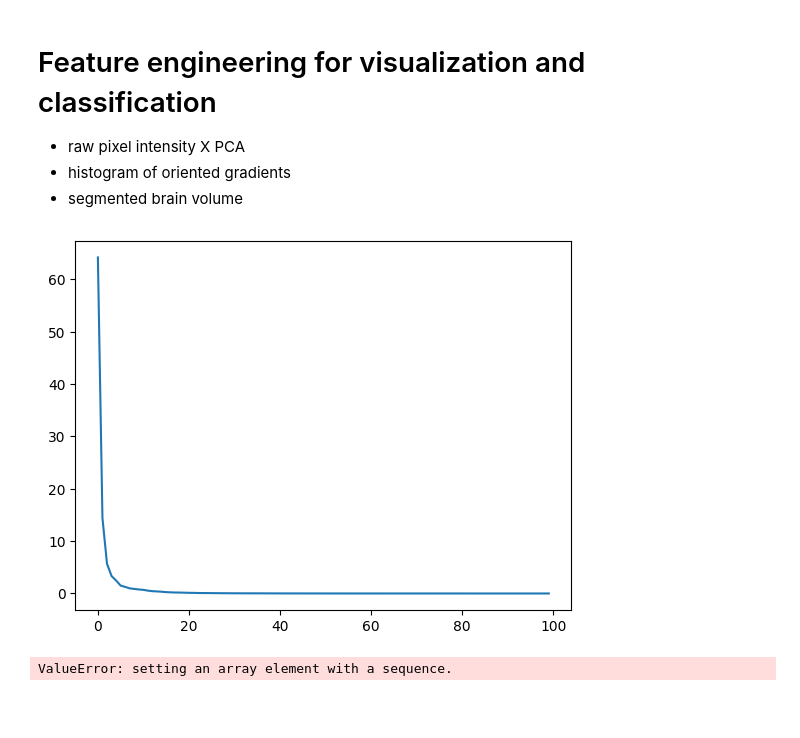
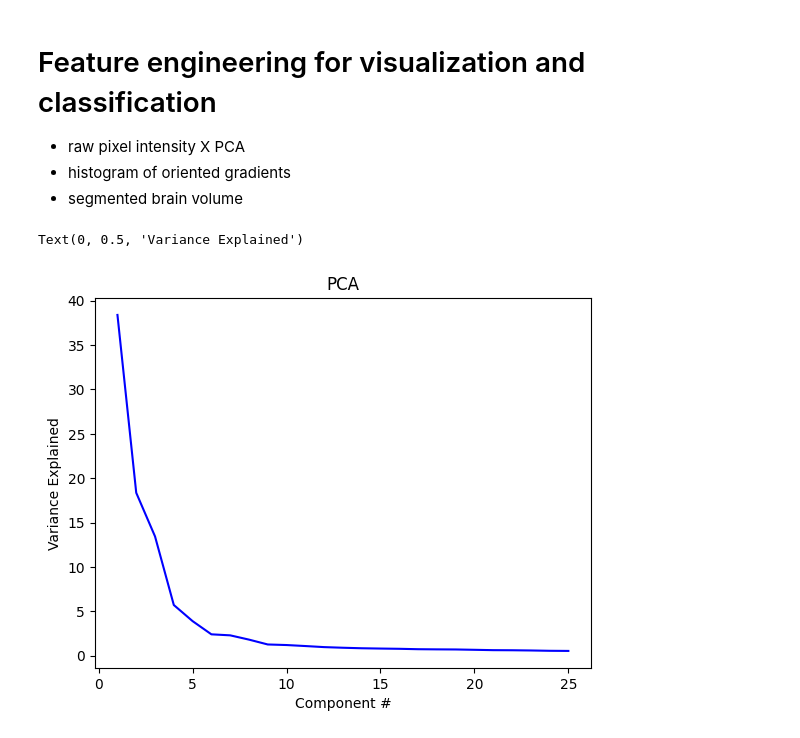
Before and after one commit to BradleyEdelman/Alzheimers-MRI-Classification, a Jupyter notebook: Alzheimers MRI classification.ipynb, the cells around one changed output. Drawn from its saved outputs; the diff is of its cells as text; code cells hidden in the pictures; blank space fills up the shorter version.

```diff
--- a/Alzheimers MRI classification.ipynb
+++ b/Alzheimers MRI classification.ipynb
@@ -147,19 +145,19 @@ for lab in range(4):
 # %%
 # PCA on raw pixel data
 
-train_data = pd.DataFrame(train.iloc[:].img_arr[0])
+train_data = []
+for i in range(len(train)):
+    train_data.append(np.reshape(train.iloc[i].img_arr, (1, -1)))
+train_data = np.vstack(train_data[:])
 
 # decompose with PCA and look at various metrics/info
-pca = PCA(n_components = 100)
+pca = PCA(n_components = 25)
 pca.fit(train_data)
-pca.explained_variance_
 
-f = plt.plot(pca.explained_variance_/sum(pca.explained_variance_)*100)
+plt.plot(np.linspace(1,25,25),pca.explained_variance_[:25]/sum(pca.explained_variance_[:25])*100,'b')
+plt.title('PCA')
+plt.xlabel('Component #')
+plt.ylabel('Variance Explained')
 # %% [output]
+Text(0, 0.5, 'Variance Explained')
-[figure, old version]
+[figure, new version]
-# %%
-
-pca = PCA(n_components = 100)
-pca.fit(train)
-# %% [output]
-ValueError: setting an array element with a sequence.
```
Also changed, not shown: parts of 7 cells of this notebook.
